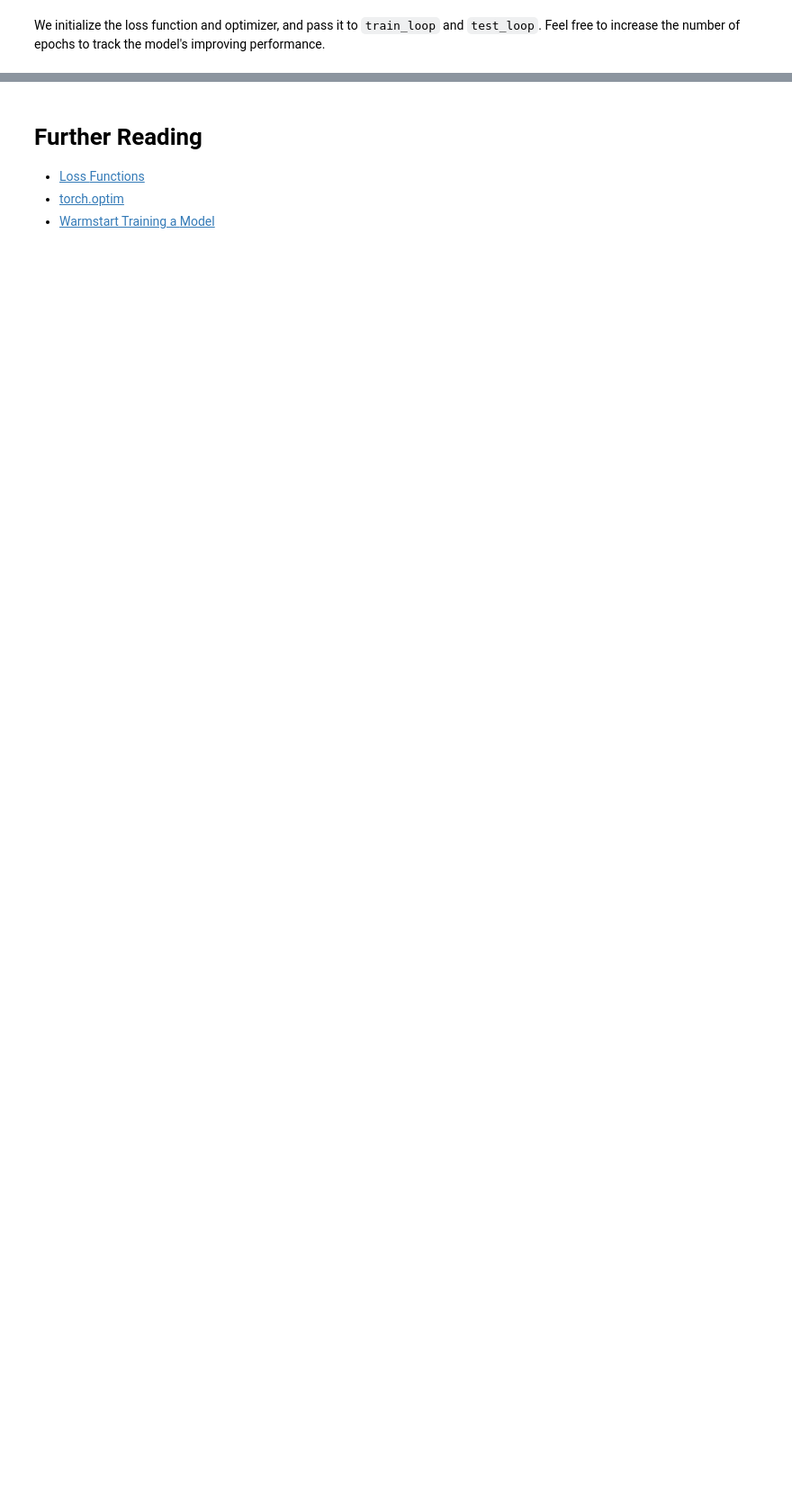
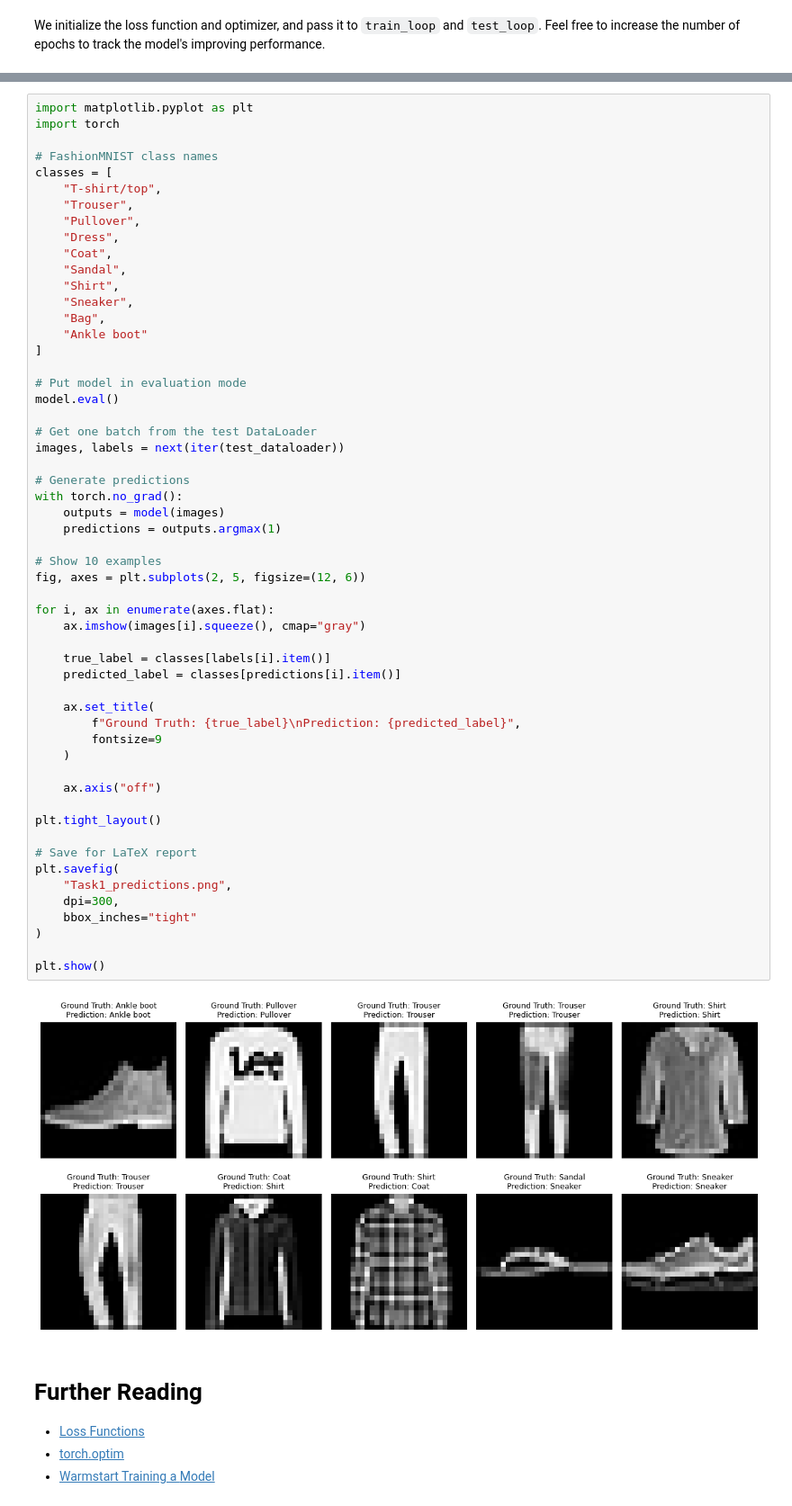
Before and after one commit to luisy-eng/ECE491E_Lab1, a Jupyter notebook: Task1_optimization.ipynb, the cells around one changed output, grey strips where cells are left out. Shown at 90% size. Cells and saved outputs as stored; diff of their text form; blank space fills up the shorter version.

```diff
--- a/Task1_optimization.ipynb
+++ b/Task1_optimization.ipynb
@@ -251,3 +257,60 @@ Done!
+# %%
+import matplotlib.pyplot as plt
+import torch
+
+# FashionMNIST class names
+classes = [
+    "T-shirt/top",
+    "Trouser",
+    "Pullover",
+    "Dress",
+    "Coat",
+    "Sandal",
+    "Shirt",
+    "Sneaker",
+    "Bag",
+    "Ankle boot"
+]
+
+# Put model in evaluation mode
+model.eval()
+
+# Get one batch from the test DataLoader
+images, labels = next(iter(test_dataloader))
+
+# Generate predictions
+with torch.no_grad():
+    outputs = model(images)
+    predictions = outputs.argmax(1)
+
+# Show 10 examples
+fig, axes = plt.subplots(2, 5, figsize=(12, 6))
+
+for i, ax in enumerate(axes.flat):
+    ax.imshow(images[i].squeeze(), cmap="gray")
+
+    true_label = classes[labels[i].item()]
+    predicted_label = classes[predictions[i].item()]
+
+    ax.set_title(
+        f"Ground Truth: {true_label}\nPrediction: {predicted_label}",
+        fontsize=9
+    )
+
+    ax.axis("off")
+
+plt.tight_layout()
+
+# Save for LaTeX report
+plt.savefig(
+    "Task1_predictions.png",
+    dpi=300,
+    bbox_inches="tight"
+)
+
+plt.show()
+# %% [output]
+[figure, added]
 # %% [markdown]
 Further Reading
 ===============
```
Also changed, not shown: parts of 2 cells of this notebook.
